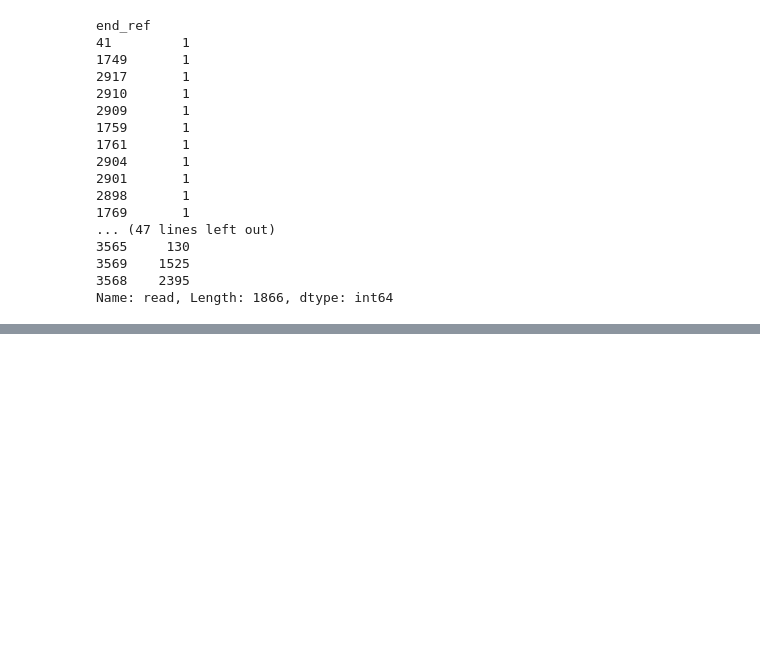
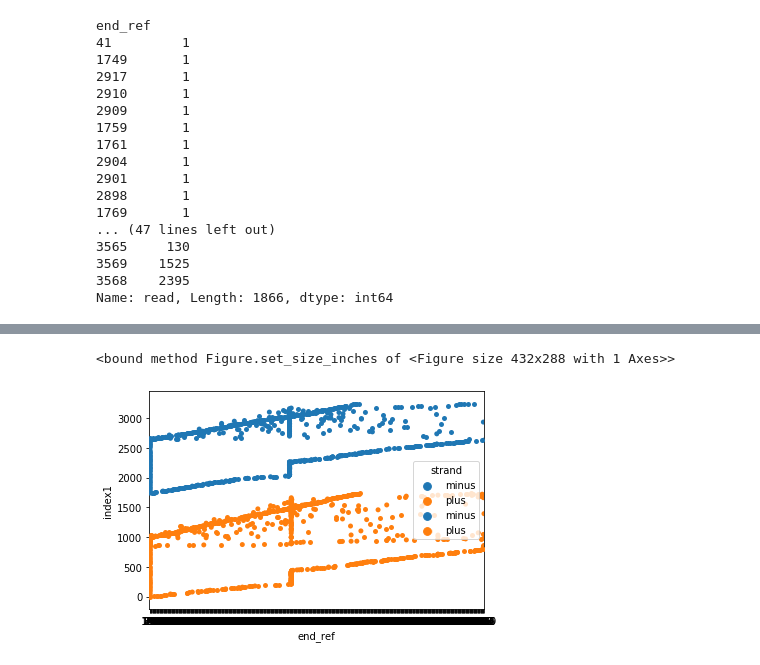
Before and after one commit to taliaku/SternLab, a Jupyter notebook: MS2_analysis/loop_genomics_short_genomes.ipynb, the cells around one changed output, grey strips where cells are left out. Saved outputs shown, nothing was run; the diff lists cells and outputs as text; code cells hidden in the pictures; blank space fills up the shorter version.

Commit message:
short reads

```diff
--- a/MS2_analysis/loop_genomics_short_genomes.ipynb
+++ b/MS2_analysis/loop_genomics_short_genomes.ipynb
@@ -89,0 +148,26 @@ blast_paths
+# %%
+blast_paths = glob.glob('/sternadi/nobackup/volume1/noam/ms2_data/ms2_loop_genomics_202012/perl_pipeline/2813_sample_sample_30/tmp/*.blast')
+b = blast_to_df(blast_paths[0])
+mapped_once = b[b.groupby('read').end_ref.transform('count') == 1]
+
+fig, ax = plt.subplots()
+start_plus = mapped_once[(mapped_once.start_ref == 1) & (mapped_once.strand == 'plus')].sort_values(['strand','start_ref','end_ref'])
+end_plus = mapped_once[(mapped_once.start_ref != 1) & (mapped_once.strand == 'plus')].sort_values(['strand','start_ref','end_ref'])
+start_minus = mapped_once[(mapped_once.start_ref == 1) & (mapped_once.strand == 'minus')].sort_values(['strand','start_ref','end_ref'])
+end_minus = mapped_once[(mapped_once.start_ref != 1) & (mapped_once.strand == 'minus')].sort_values(['strand','start_ref','end_ref'])
+mapped_once = pd.concat([start_plus, end_plus, start_minus, end_minus], sort=False).reset_index()
+mapped_once['index1'] = mapped_once.index
+mapped_once = mapped_once.sample(1000)
+
+#mapped_once = mapped_once.sort_values(['strand','start_ref','end_ref']).reset_index()
+
+
+sns.stripplot(x=mapped_once['start_ref'], y=mapped_once['index1'], ax=ax, hue=mapped_once['strand'])
+sns.stripplot(x=mapped_once['end_ref'], y=mapped_once['index1'], ax=ax, hue=mapped_once['strand'])
+#sns.stripplot(data=mapped_once[mapped_once.strand == 'plus'].head(1000), x='end_ref', y='index1', ax=ax, color='red')
+#sns.stripplot(data=mapped_once[mapped_once.strand == 'minus'].head(1000), x='start_ref', y='index1', ax=ax, color='blue')
+#sns.stripplot(data=mapped_once[mapped_once.strand == 'minus'].head(1000), x='end_ref', y='index1', ax=ax, color='blue')
+fig.set_size_inches
+# %% [output]
+<bound method Figure.set_size_inches of <Figure size 432x288 with 1 Axes>>
+[figure, added]
```
Also changed, not shown: parts of 22 cells of this notebook.
